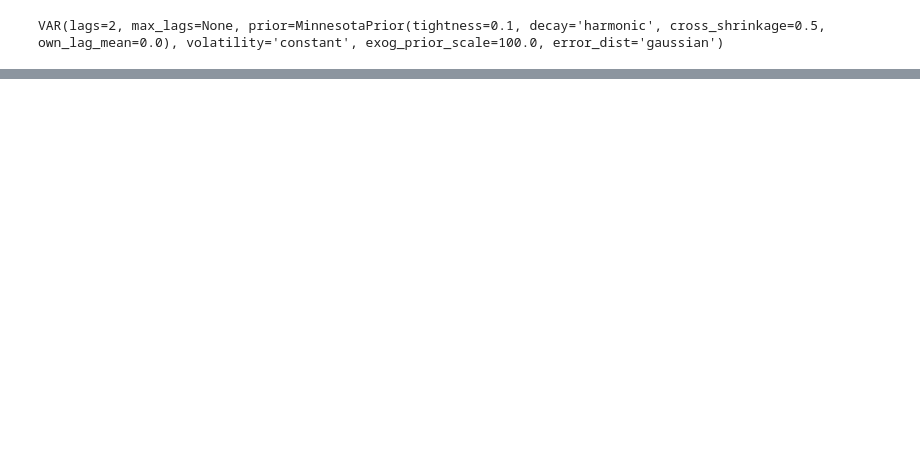
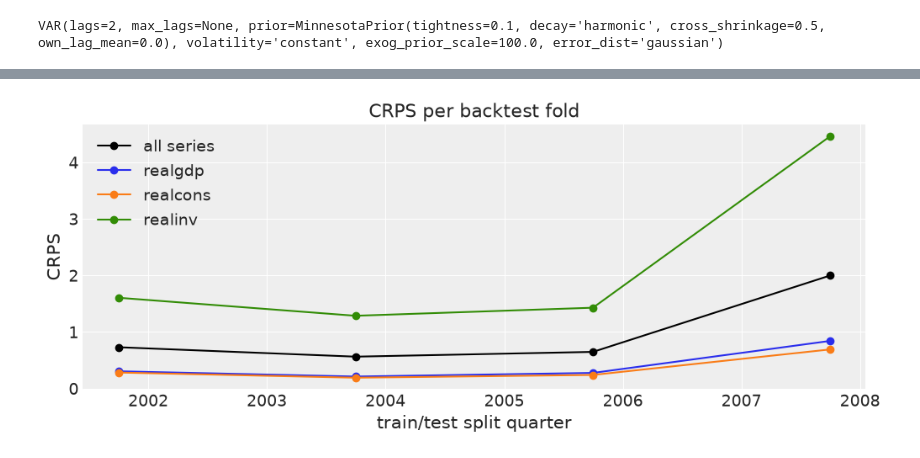
Before and after one commit to pymc-labs/pymc-forecast, a Jupyter notebook: docs/examples/var.ipynb, the cells around one changed output, grey strips where cells are left out. Saved outputs shown, nothing was run; the diff lists cells and outputs as text; code cells hidden in the pictures; blank space fills up the shorter version.

```diff
--- a/docs/examples/var.ipynb
+++ b/docs/examples/var.ipynb
@@ -359,0 +242,23 @@ pd.DataFrame(per_series)
+# %%
+def series_crps(name):
+    """CRPS restricted to one series, for ``backtest(metrics=...)``."""
+    return lambda pred, truth: eval_crps(pred.sel(series=name), truth.sel(series=name))
+
+
+series_names = list(growth["series"].values)
+results = backtest(
+    growth,
+    None,
+    spec,
+    forecaster_cls=ImpulsoForecaster,
+    forecaster_options={"draws": DRAWS, "tune": TUNE, "chains": CHAINS},
+    metrics={**DEFAULT_METRICS, **{f"crps_{name}": series_crps(name) for name in series_names}},
+    min_train_window=growth.sizes["time"] - FOLDS * HOLDOUT,
+    test_window=HOLDOUT,
+    stride=HOLDOUT,
+    num_samples=NUM_SAMPLES,
+    keep_predictions=True,
+    random_seed=SEED + 2,
+)
+scores = results_to_dataframe(results)
+scores
@@ -359,0 +271,12 @@ pd.DataFrame(per_series)
+# %%
+split_quarters = growth["time"].values[scores["t1"].to_numpy()]
+
+fig, ax = plt.subplots(figsize=(10, 4))
+ax.plot(split_quarters, scores["crps"], "o-", color="black", label="all series")
+for name, color in zip(series_names, ("C0", "C1", "C2"), strict=True):
+    ax.plot(split_quarters, scores[f"crps_{name}"], "o-", color=color, label=name)
+ax.legend()
+ax.set(xlabel="train/test split quarter", ylabel="CRPS", title="CRPS per backtest fold")
+plt.show()
+# %% [output]
+[figure, added]
```
Also changed, not shown: parts of 22 cells of this notebook, 5 other files.
